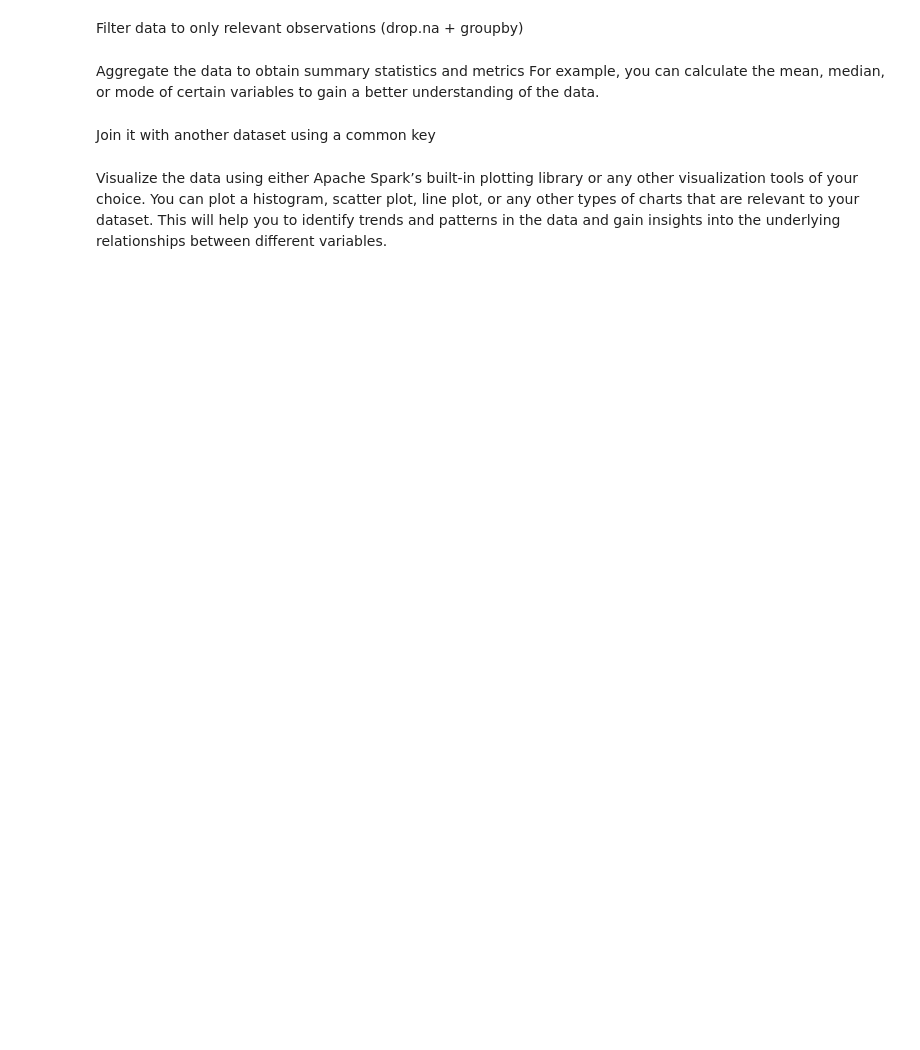
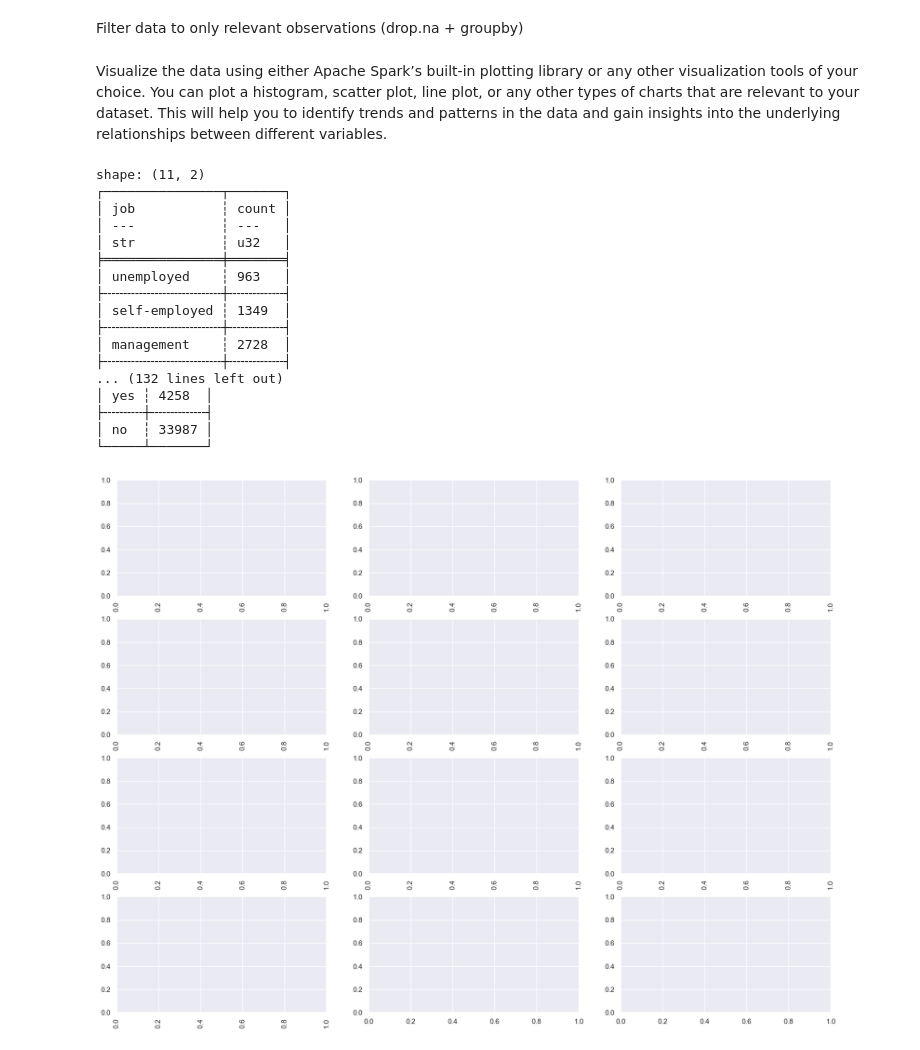
Before and after one commit to YasmineSarraj/MLOPS-assignments, a Jupyter notebook: Assignment_2/Polar.ipynb, the cells around one changed output. Saved outputs shown, nothing was run; the diff lists cells and outputs as text; code cells hidden in the pictures; blank space fills up the shorter version.

```diff
--- a/Assignment_2/Polar.ipynb
+++ b/Assignment_2/Polar.ipynb
@@ -25,0 +12,4 @@ Basics EDA: Shape, data types and missing values
+# %%
+#Load the dataset
+bank_data = polars_train_df = pl.read_csv("/Users/yasminesarraj/Documents/GitHub/MLOPS-assignments/Assignment_2/bank_marketing.csv",has_header = True, sep = ';',ignore_errors=True)
+bank_data.head(5)
@@ -25,0 +122,15 @@ Basics EDA: Shape, data types and missing values
+# %%
+#REMOVE THOSE UNKOWNS
+
+# Replace "unknown" values with None for each column
+def replace_unknown_with_none(value):
+    return None if value == 'unknown' else value
+
+# Replace "unknown" values with None for each column
+for col in bank_data2.columns:
+
+    bank_data2 = bank_data2.with_column(bank_data2[col].apply(replace_unknown_with_none))
+# %%
+bank_data_clean=bank_data2.drop_nulls()
+
+print(f'We reduced the dataset by dropping the missings by: {round((len(bank_data2)-len(bank_data_clean))/len(bank_data2)*100, 3)} %.')
@@ -26,9 +152,48 @@ Basics EDA: Shape, data types and missing values
 # %% [markdown]
 Filter data to only relevant observations (drop.na + groupby)
-# %% [markdown]
-Aggregate the data to obtain summary statistics and metrics
- For example, you can calculate the mean, median, or mode of certain variables to gain a better understanding of the data.
-# %% [markdown]
-Join it with another dataset using a common key
 # %% [markdown]
 Visualize the data using either Apache Spark’s built-in plotting library or any other visualization tools of your choice. You can plot a histogram, scatter plot, line plot, or any other types of charts that are relevant to your dataset. This will help you to identify trends and patterns in the data and gain insights into the underlying relationships between different variables.
+# %%
+#Correct that shit
+cat_columns = ['job', 'marital', 'education', 'housing', 'loan', 'contact', 'month','poutcome', 'day_of_week', "y"]
+
+fig, axs = plt.subplots(4, 3, sharex=False, sharey=False, figsize=(20, 15))
+
+counter = 0
+for cat_column in cat_columns:
+    value_counts = bank_data_clean.groupby(cat_column).agg([pl.count(cat_column).alias('count')])
+    print(value_counts)
+
+    trace_x = counter // 3
+    trace_y = counter % 3
+    x_pos = np.arange(0, len(value_counts))
+
+    #axs[trace_x, trace_y].bar(x_pos, value_counts.sum, tick_label = value_counts._pos_idx)
+
+    #axs[trace_x, trace_y].set_title(cat_column)
+
+    for tick in axs[trace_x, trace_y].get_xticklabels():
+        tick.set_rotation(90)
+
+    counter += 1
+
+plt.show()
+# %% [output]
+shape: (11, 2)
+┌───────────────┬───────┐
+│ job           ┆ count │
+│ ---           ┆ ---   │
+│ str           ┆ u32   │
+╞═══════════════╪═══════╡
+│ unemployed    ┆ 963   │
+├╌╌╌╌╌╌╌╌╌╌╌╌╌╌╌┼╌╌╌╌╌╌╌┤
+│ self-employed ┆ 1349  │
+├╌╌╌╌╌╌╌╌╌╌╌╌╌╌╌┼╌╌╌╌╌╌╌┤
+│ management    ┆ 2728  │
+├╌╌╌╌╌╌╌╌╌╌╌╌╌╌╌┼╌╌╌╌╌╌╌┤
+... (132 lines left out)
+│ yes ┆ 4258  │
+├╌╌╌╌╌┼╌╌╌╌╌╌╌┤
+│ no  ┆ 33987 │
+└─────┴───────┘
+[figure, added]
```
Also changed, not shown: parts of 16 cells of this notebook, 41 other files.
